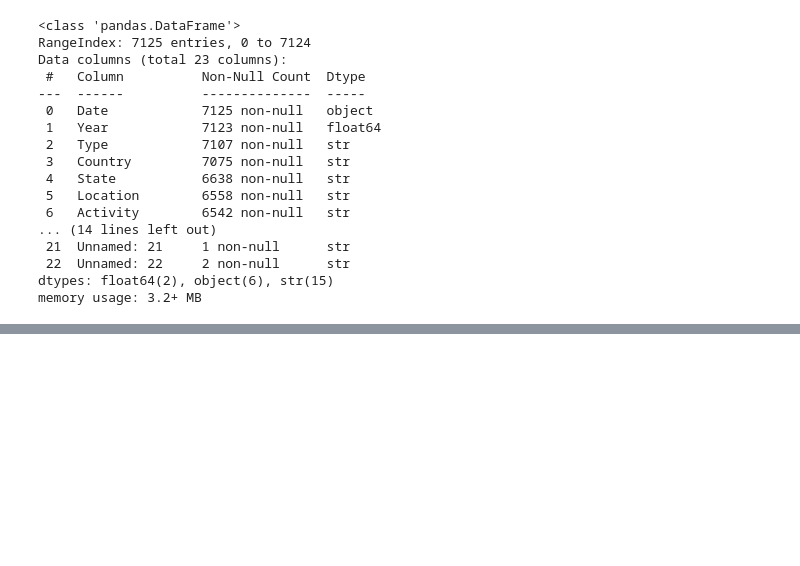
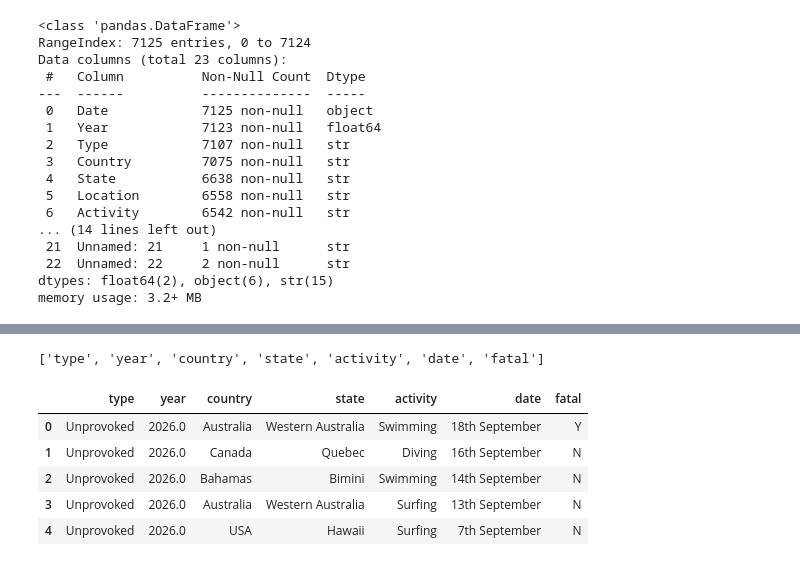
Before and after one commit to catarina-bm/shark_attacks, a Jupyter notebook: quest_shark_attack_catarina.ipynb, the cells around one changed output, grey strips where cells are left out. Cells and saved outputs as stored; diff of their text form; code cells hidden in the pictures; blank space fills up the shorter version.

```diff
--- a/quest_shark_attack_catarina.ipynb
+++ b/quest_shark_attack_catarina.ipynb
@@ -107,7 +43,0 @@ Length: 1618, dtype: str
-# %%
-df["type"] = (
-    df["type"]
-    .str.strip()
-    .str.title()
-)
-df.type.unique()
@@ -121,15 +43,0 @@ Length: 12, dtype: str
-# %%
-type_map = {
-    "Questionable": "Unconfirmed",
-    "?": "Unconfirmed",
-    "Unverified": "Unconfirmed",
-    "Invalid": "Unconfirmed",
-    "Under Investigation": "Unconfirmed"
-}
-
-df["type_clean"] = df["type"].replace(type_map)
-df["type_clean"] = df["type_clean"].fillna("Unconfirmed")
-
-display(df["type_clean"])
-
-df["type_clean"].unique()
@@ -316,0 +53,12 @@ df_clean.loc[no_month_name, "date"].month() #head(30)
+# %%
+#Column names after renaming
+print(df_clean.columns.tolist())
+display(df_clean.head())
+# %% [output]
+['type', 'year', 'country', 'state', 'activity', 'date', 'fatal']
+|  | type | year | country | state | activity | date | fatal |
+| 0 | Unprovoked | 2026.0 | Australia | Western Australia | Swimming | 18th September | Y |
+| 1 | Unprovoked | 2026.0 | Canada | Quebec | Diving | 16th September | N |
+| 2 | Unprovoked | 2026.0 | Bahamas | Bimini | Swimming | 14th September | N |
+| 3 | Unprovoked | 2026.0 | Australia | Western Australia | Surfing | 13th September | N |
+| 4 | Unprovoked | 2026.0 | USA | Hawaii | Surfing | 7th September | N |
```
Also changed, not shown: parts of 53 cells of this notebook.
